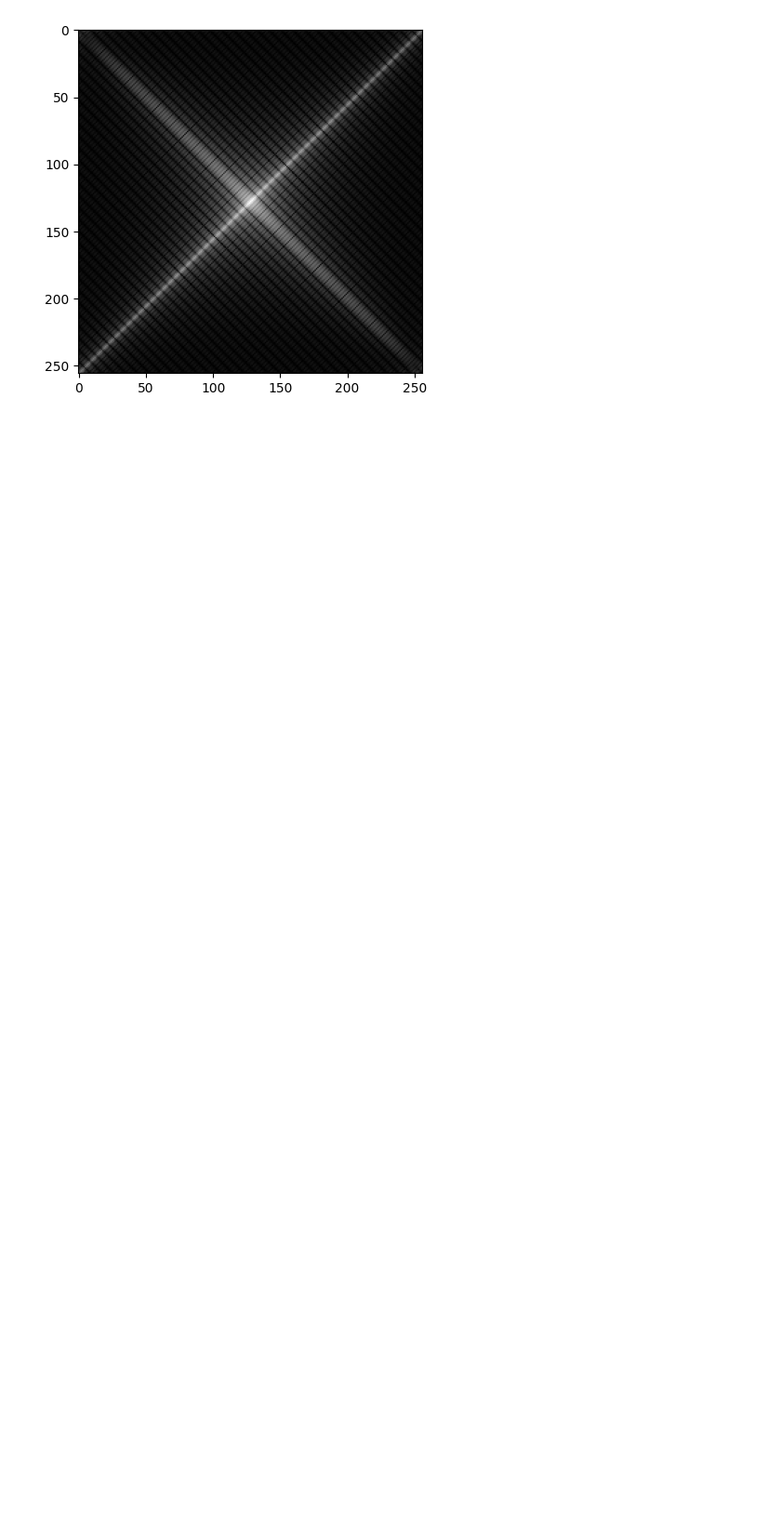
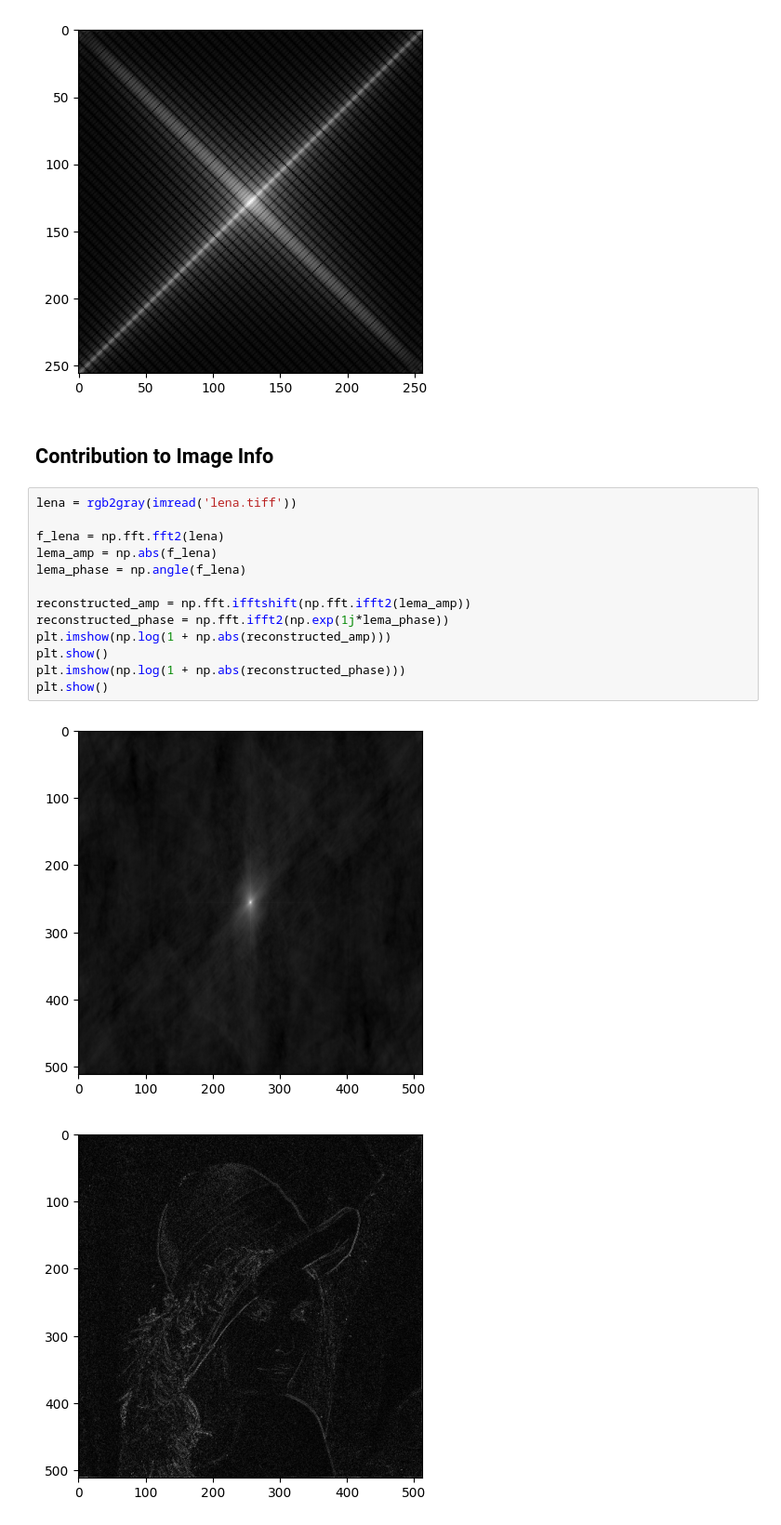
Before and after one commit to sarahmacintosh/syde575-lab, a Jupyter notebook: lab3.ipynb, the cells around one changed output. Shown at 93% size. Cells and saved outputs as stored; diff of their text form; blank space fills up the shorter version.

```diff
--- a/lab3.ipynb
+++ b/lab3.ipynb
@@ -52,3 +54,21 @@ plt.show()
 # %% [output]
 [figure]
 [figure]
+# %% [markdown]
+## Contribution to Image Info
+# %%
+lena = rgb2gray(imread('lena.tiff'))
+
+f_lena = np.fft.fft2(lena)
+lema_amp = np.abs(f_lena)
+lema_phase = np.angle(f_lena)
+
+reconstructed_amp = np.fft.ifftshift(np.fft.ifft2(lema_amp))
+reconstructed_phase = np.fft.ifft2(np.exp(1j*lema_phase))
+plt.imshow(np.log(1 + np.abs(reconstructed_amp)))
+plt.show()
+plt.imshow(np.log(1 + np.abs(reconstructed_phase)))
+plt.show()
+# %% [output]
+[figure, added]
+[figure, added]
```
Also changed, not shown: parts of 13 cells of this notebook.
